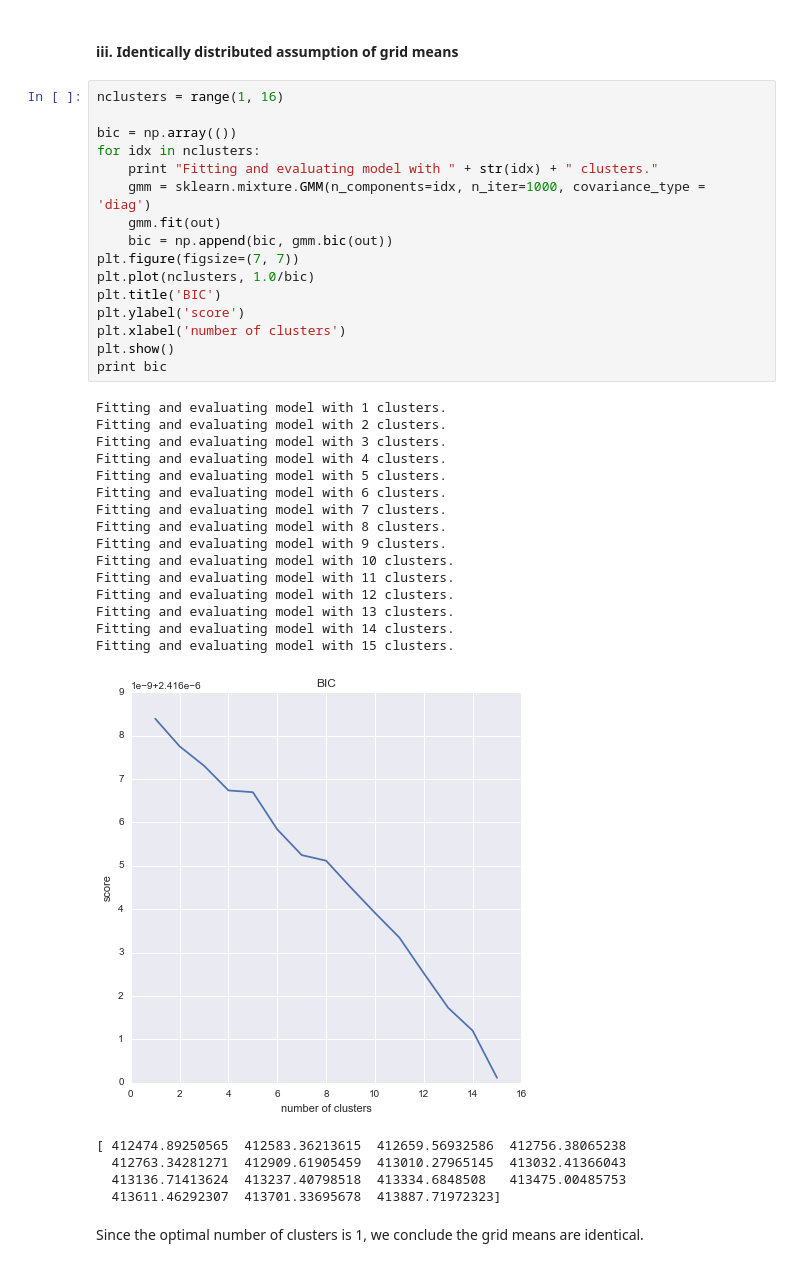
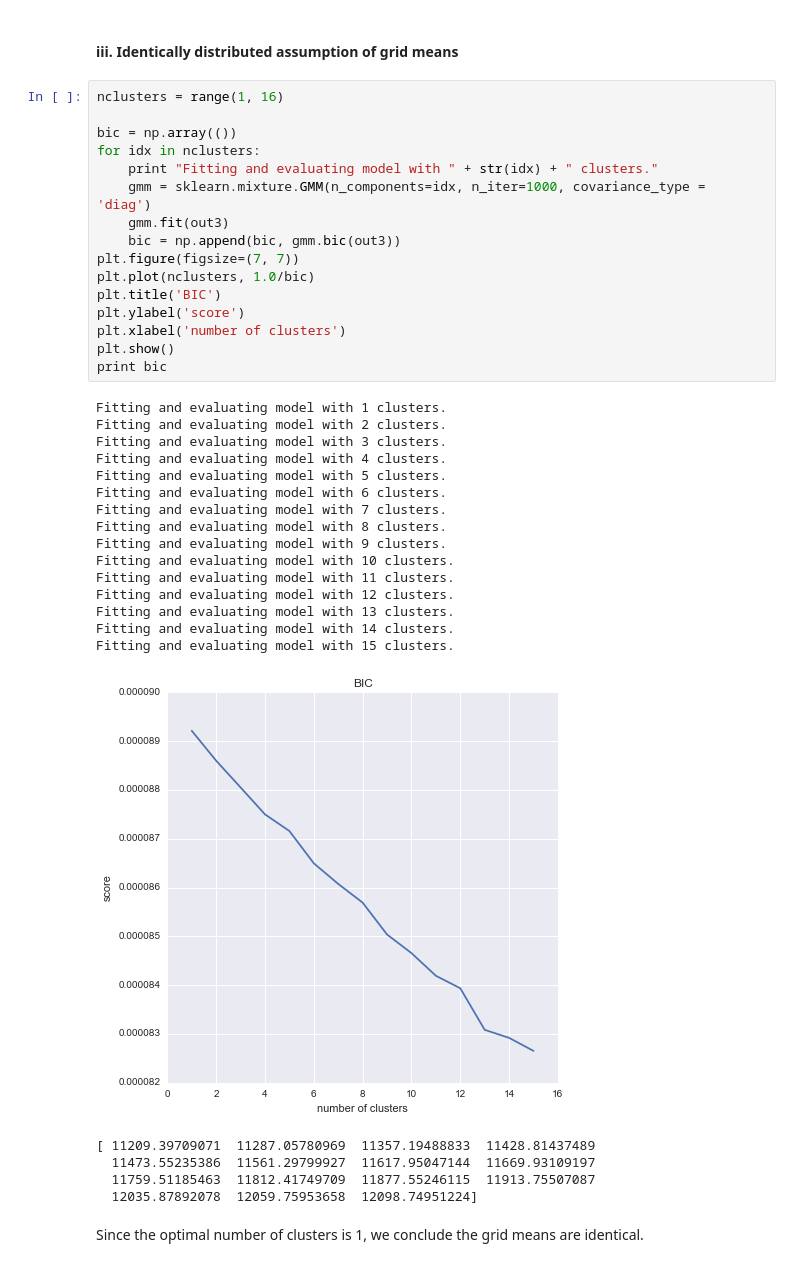
Before and after one commit to Upward-Spiral-Science/chengchang, a Jupyter notebook: Assignment 6.ipynb, the cells around one changed output. Saved outputs shown, nothing was run; the diff lists cells and outputs as text.

```diff
--- a/Assignment 6.ipynb
+++ b/Assignment 6.ipynb
@@ -304,40 +304,40 @@ From the above, we can conclude that the Z layers are independent of one another
 # %%
 nclusters = range(1, 16)
 
 bic = np.array(())
 for idx in nclusters:
     print "Fitting and evaluating model with " + str(idx) + " clusters."
     gmm = sklearn.mixture.GMM(n_components=idx, n_iter=1000, covariance_type = 'diag')
-    gmm.fit(out)
-    bic = np.append(bic, gmm.bic(out))
+    gmm.fit(out3)
+    bic = np.append(bic, gmm.bic(out3))
 plt.figure(figsize=(7, 7))
 plt.plot(nclusters, 1.0/bic)
 plt.title('BIC')
 plt.ylabel('score')
 plt.xlabel('number of clusters')
 plt.show()
 print bic
 # %% [output]
 Fitting and evaluating model with 1 clusters.
 Fitting and evaluating model with 2 clusters.
 Fitting and evaluating model with 3 clusters.
 Fitting and evaluating model with 4 clusters.
 Fitting and evaluating model with 5 clusters.
 Fitting and evaluating model with 6 clusters.
 Fitting and evaluating model with 7 clusters.
 Fitting and evaluating model with 8 clusters.
 Fitting and evaluating model with 9 clusters.
 Fitting and evaluating model with 10 clusters.
 Fitting and evaluating model with 11 clusters.
 Fitting and evaluating model with 12 clusters.
 Fitting and evaluating model with 13 clusters.
 Fitting and evaluating model with 14 clusters.
 Fitting and evaluating model with 15 clusters.
-[figure, old version]
+[figure, new version]
-[ 412474.89250565  412583.36213615  412659.56932586  412756.38065238
-  412763.34281271  412909.61905459  413010.27965145  413032.41366043
-  413136.71413624  413237.40798518  413334.6848508   413475.00485753
-  413611.46292307  413701.33695678  413887.71972323]
+[ 11209.39709071  11287.05780969  11357.19488833  11428.81437489
+  11473.55235386  11561.29799927  11617.95047144  11669.93109197
+  11759.51185463  11812.41749709  11877.55246115  11913.75507087
+  12035.87892078  12059.75953658  12098.74951224]
 # %% [markdown]
 Since the optimal number of clusters is 1, we conclude the grid means are identical.
 # %%
```
Also changed, not shown: parts of 2 cells of this notebook, 6 other files.
